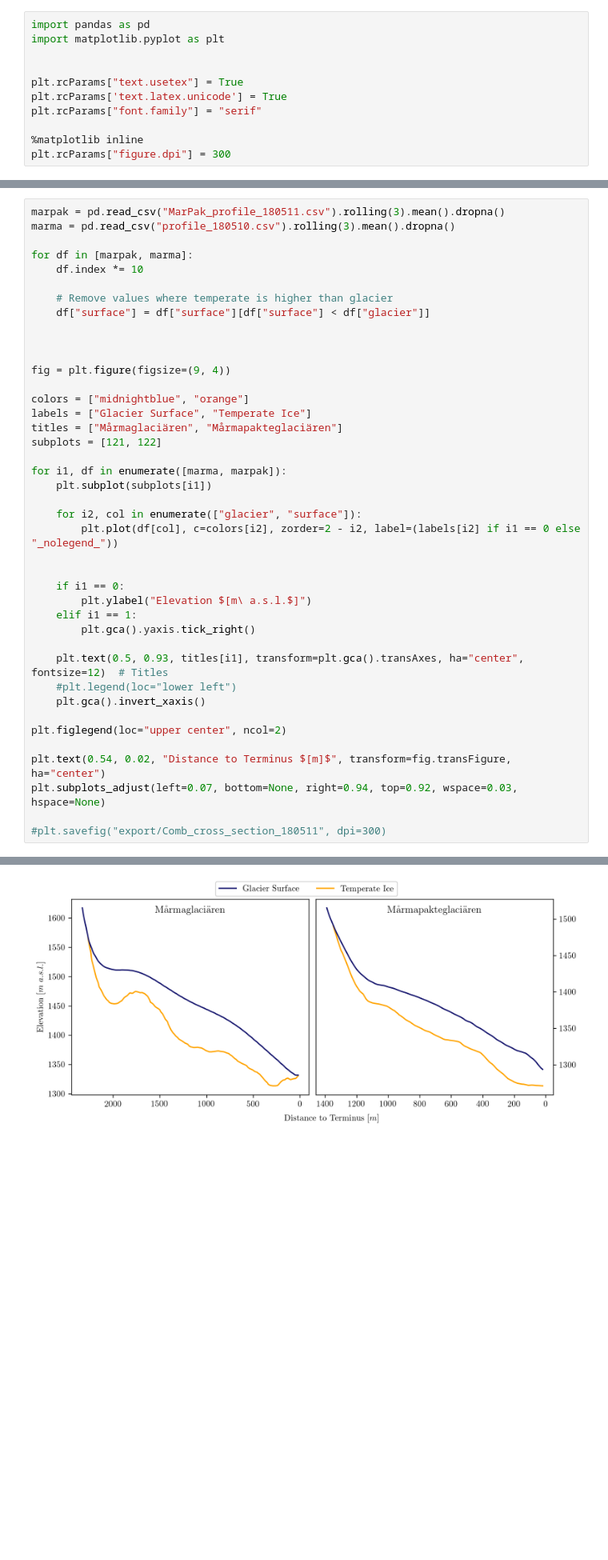
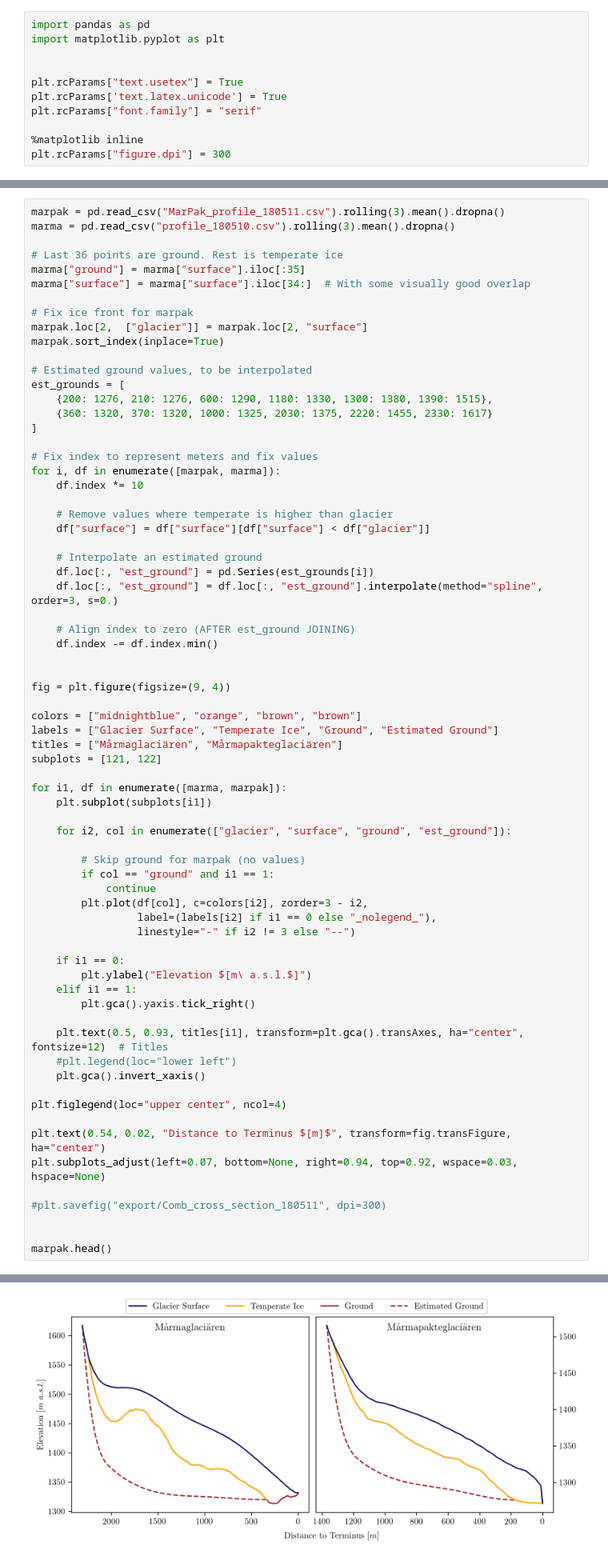
Before and after one commit to erikmannerfelt/Marma_RADAR, a Jupyter notebook: elevation_profile/Elevation Profile.ipynb, the cells around one changed output, grey strips where cells are left out. Shown at 80% size. Saved outputs shown, nothing was run; the diff lists cells and outputs as text; blank space fills up the shorter version.

Commit message:
Upgraded elevation figure

```diff
--- a/elevation_profile/Elevation Profile.ipynb
+++ b/elevation_profile/Elevation Profile.ipynb
@@ -71,27 +13,53 @@ plt.savefig("export/MarPak_cross_section_180511", dpi=300)
 marpak = pd.read_csv("MarPak_profile_180511.csv").rolling(3).mean().dropna()
 marma = pd.read_csv("profile_180510.csv").rolling(3).mean().dropna()
 
-for df in [marpak, marma]:
+# Last 36 points are ground. Rest is temperate ice
+marma["ground"] = marma["surface"].iloc[:35]
+marma["surface"] = marma["surface"].iloc[34:]  # With some visually good overlap
+
+# Fix ice front for marpak
+marpak.loc[2,  ["glacier"]] = marpak.loc[2, "surface"]
+marpak.sort_index(inplace=True)
+
+# Estimated ground values, to be interpolated
+est_grounds = [
+    {200: 1276, 210: 1276, 600: 1290, 1180: 1330, 1300: 1380, 1390: 1515},
+    {360: 1320, 370: 1320, 1000: 1325, 2030: 1375, 2220: 1455, 2330: 1617}
+]
+
+# Fix index to represent meters and fix values
+for i, df in enumerate([marpak, marma]):
     df.index *= 10
 
     # Remove values where temperate is higher than glacier
     df["surface"] = df["surface"][df["surface"] < df["glacier"]]
 
+    # Interpolate an estimated ground
+    df.loc[:, "est_ground"] = pd.Series(est_grounds[i])
+    df.loc[:, "est_ground"] = df.loc[:, "est_ground"].interpolate(method="spline", order=3, s=0.)
+
+    # Align index to zero (AFTER est_ground JOINING)
+    df.index -= df.index.min()
 
 
 fig = plt.figure(figsize=(9, 4))
 
-colors = ["midnightblue", "orange"]
-labels = ["Glacier Surface", "Temperate Ice"]
+colors = ["midnightblue", "orange", "brown", "brown"]
+labels = ["Glacier Surface", "Temperate Ice", "Ground", "Estimated Ground"]
 titles = ["Mårmaglaciären", "Mårmapakteglaciären"]
 subplots = [121, 122]
 
 for i1, df in enumerate([marma, marpak]):
     plt.subplot(subplots[i1])
 
-    for i2, col in enumerate(["glacier", "surface"]):
-        plt.plot(df[col], c=colors[i2], zorder=2 - i2, label=(labels[i2] if i1 == 0 else "_nolegend_"))
+    for i2, col in enumerate(["glacier", "surface", "ground", "est_ground"]):
 
+        # Skip ground for marpak (no values)
+        if col == "ground" and i1 == 1:
+            continue
+        plt.plot(df[col], c=colors[i2], zorder=3 - i2,
+                 label=(labels[i2] if i1 == 0 else "_nolegend_"),
+                 linestyle="-" if i2 != 3 else "--")
 
     if i1 == 0:
         plt.ylabel("Elevation $[m\ a.s.l.$]")
@@ -102,10 +70,13 @@ for i1, df in enumerate([marma, marpak]):
     #plt.legend(loc="lower left")
     plt.gca().invert_xaxis()
 
-plt.figlegend(loc="upper center", ncol=2)
+plt.figlegend(loc="upper center", ncol=4)
 
 plt.text(0.54, 0.02, "Distance to Terminus $[m]$", transform=fig.transFigure, ha="center")
 plt.subplots_adjust(left=0.07, bottom=None, right=0.94, top=0.92, wspace=0.03, hspace=None)
 
 #plt.savefig("export/Comb_cross_section_180511", dpi=300)
+
+
+marpak.head()
 # %% [output]
@@ -112 +89 @@ plt.subplots_adjust(left=0.07, bottom=None, right=0.94, top=0.92, wspace=0.03, h
-[figure, old version]
+[figure, new version]
```
Also changed, not shown: parts of 3 cells of this notebook.
